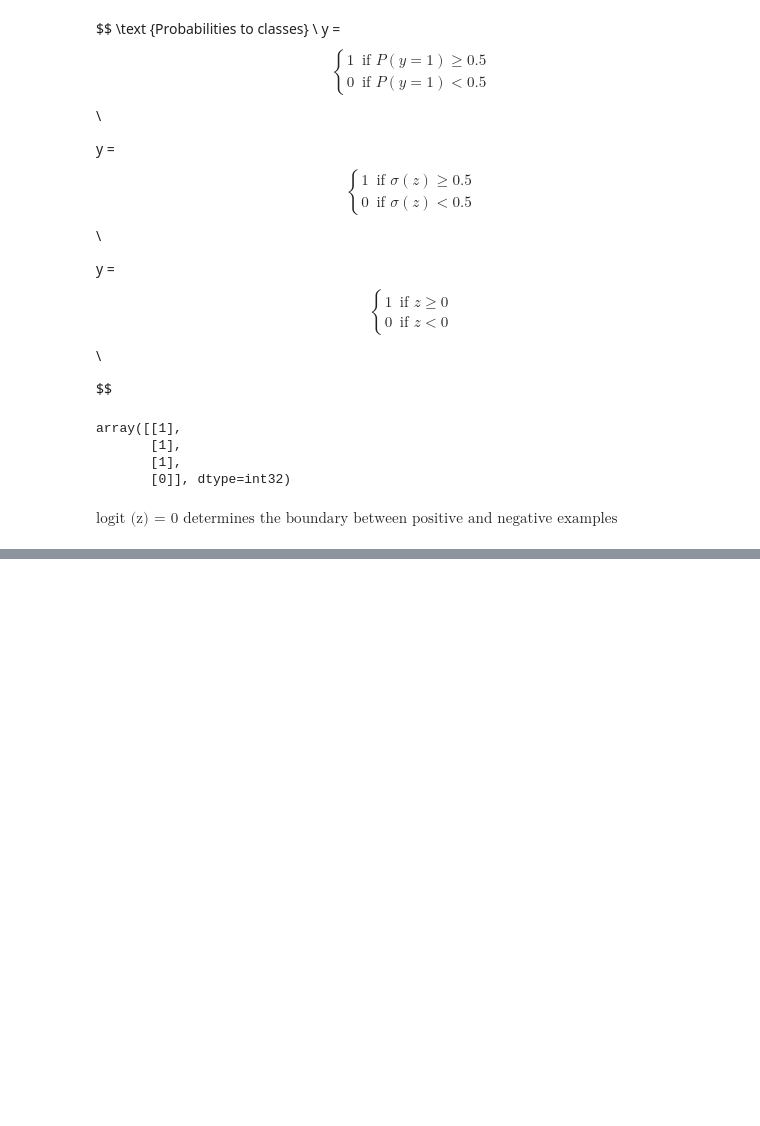
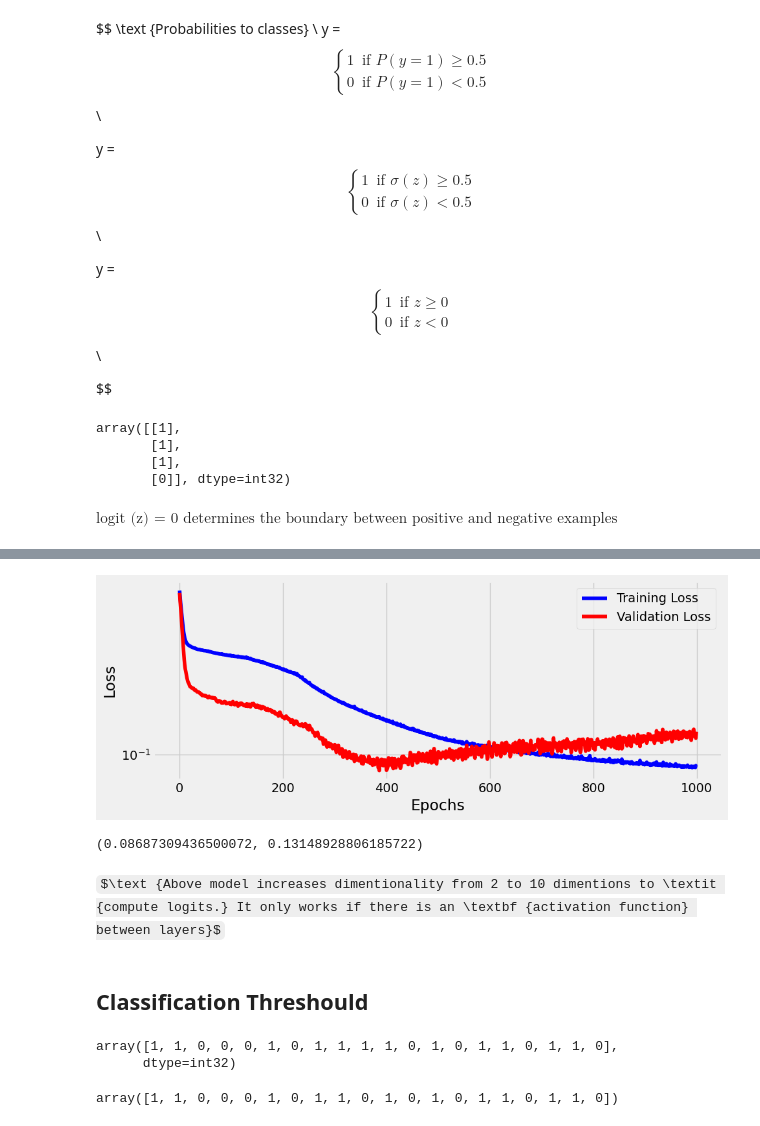
Before and after one commit to Anushkach/Deep-Learning, a Jupyter notebook: Deep Learning with Pytorch/Chapter 3.ipynb, the cells around one changed output, grey strips where cells are left out. Cells and saved outputs as stored; diff of their text form; code cells hidden in the pictures; some formulas as TeX source; blank space fills up the shorter version.

```diff
--- a/Deep Learning with Pytorch/Chapter 3.ipynb
+++ b/Deep Learning with Pytorch/Chapter 3.ipynb
@@ -37,10 +37,10 @@ torch.manual_seed(13)
 
 # Builds tensors from  numpy arrays
 X_train_tensor=torch.as_tensor(X_train).float()
-y_train_tensor=torch.as_tensor(y_train).float()
+y_train_tensor=torch.as_tensor(y_train.reshape(-1,1)).float()
 
 X_val_tensor=torch.as_tensor(X_val).float()
-y_val_tensor=torch.as_tensor(y_val).float()
+y_val_tensor=torch.as_tensor(y_val.reshape(-1,1)).float()
 
 # Builds datasets
 train_dataset=TensorDataset(X_train_tensor,y_train_tensor)
@@ -428,0 +485,43 @@ $\text {logit (z) = 0 determines the boundary between positive and negative exam
+# %%
+# Model configuration
+lr=0.01
+
+torch.manual_seed(42)
+model=nn.Sequential()
+model.add_module('hidden1',nn.Linear(2,6))
+model.add_module('activation',nn.ReLU())
+model.add_module('output',nn.Linear(6,1))
+model.add_module('sigmoid',nn.Sigmoid())
+
+# Define SGD optimizer
+optimizer=optim.Adam(model.parameters(),lr=lr)
+
+# Define BCE loss
+loss_fn=nn.BCELoss()
+# %%
+n_epochs=1000
+sbs1=StepByStep(model,loss_fn,optimizer)
+sbs1.set_loaders(train_loader,val_loader)
+sbs1.train(n_epochs)
+# %%
+fig=sbs1.plot_losses()
+# %% [output]
+[figure, added]
+# %%
+sbs1.losses[-1],sbs1.val_losses[-1]
+# %% [output]
+(0.08687309436500072, 0.13148928806185722)
+# %% [markdown]
+$\text {Above model increases dimentionality from 2 to 10 dimentions to \textit {compute logits.} It only works if there is an \textbf {activation function} between layers}$
+# %% [markdown]
+## Classification Threshould
+# %%
+prob_val=sbs1.predict(X_val)
+(prob_val>=0.5).astype(np.int32).squeeze()
+# %% [output]
+array([1, 1, 0, 0, 0, 1, 0, 1, 1, 1, 1, 0, 1, 0, 1, 1, 0, 1, 1, 0],
+      dtype=int32)
+# %%
+y_val
+# %% [output]
+array([1, 1, 0, 0, 0, 1, 0, 1, 1, 0, 1, 0, 1, 0, 1, 1, 0, 1, 1, 0])
```
Also changed, not shown: parts of 28 cells of this notebook.
